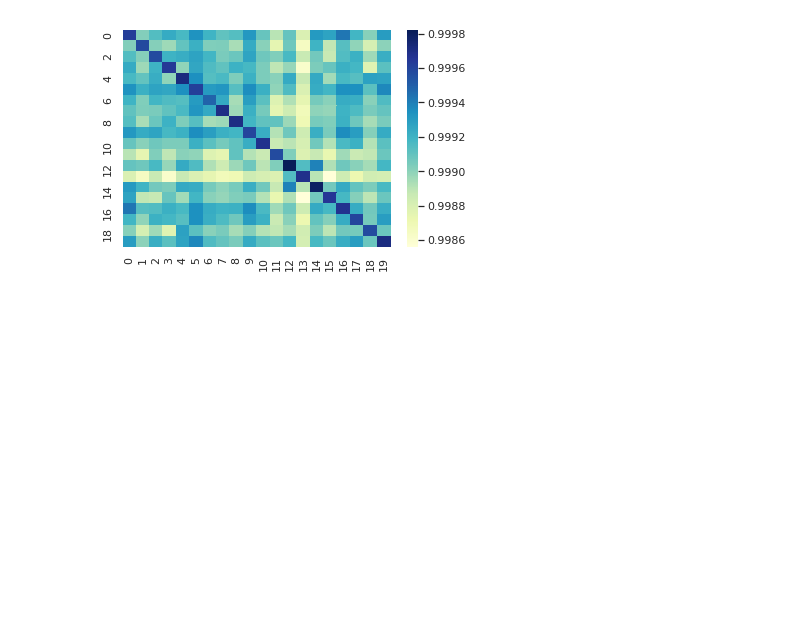
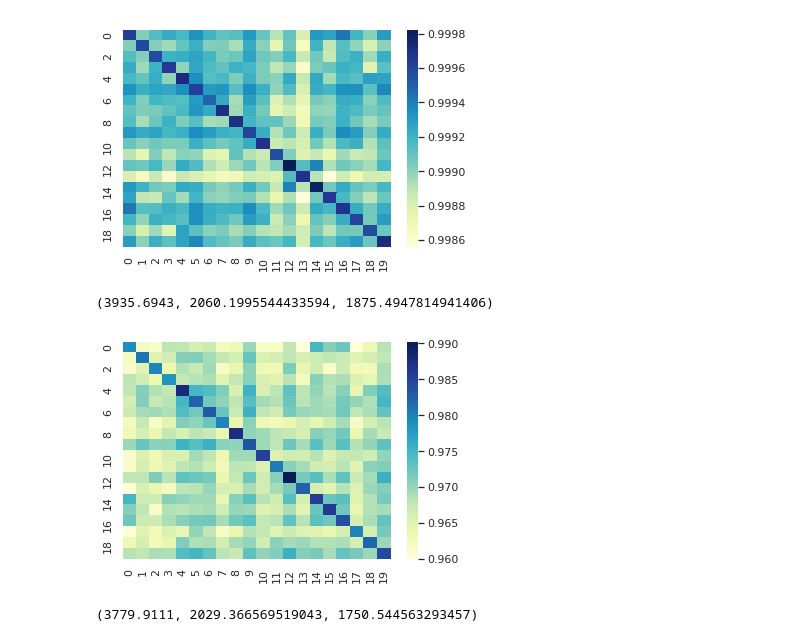
Before and after one commit to shaoxia57/common_sense_embedding_analysis, a Jupyter notebook: interpret/Clustering_of_Logical_Sets.ipynb, the cells around one changed output. Drawn from its saved outputs; the diff is of its cells as text; code cells hidden in the pictures; blank space fills up the shorter version.

Commit message:
little more modular, min, max, mean pooling

```diff
--- a/interpret/Clustering_of_Logical_Sets.ipynb
+++ b/interpret/Clustering_of_Logical_Sets.ipynb
@@ -5,3 +41,39 @@ import json
+# %%
+def within_ss(cluster, center):
+    return np.sum(np.square(cluster - center))
+
+def get_sums_of_sqaures(data, num_labels):
+
+    #Total sum of squares (all vectors are in one cluster)
+    sst = within_ss(list(data["feature"]), np.mean(list(data["feature"]), axis=0))
+
+    #Sum of squares within each cluster
+    ssw = 0
+    for label in range(0, num_labels):
+        cluster_vectors = list(data[data["label"] == label]["feature"])
+        ssw += within_ss(cluster_vectors, np.mean(cluster_vectors, axis=0))
+    # Sum of sqaures between clusters
+    ssb = sst - ssw
+
+    return sst, ssw, ssb
+
+def compute_cosines(i, j, data):
+    cosines = []
+    for k in range(len(data[i])):
+        for l in range(len(data[j])):
+            if k == l and i == j:
+                continue
+            else:
+                cosines.append(-1*(cosine(data[i][k], data[j][l]) - 1))
+
+    return np.mean(cosines)
+
+def get_cosine_matrix(data, num_labels):
+    cos_matrix = np.array([np.array([0]*num_labels, dtype=float)]*num_labels, dtype=float)
+    for i in range(num_labels):
+        for j in range(num_labels):
+            cos_matrix[i][j] = compute_cosines(i, j, data)
+    return cos_matrix
 # %%
 tokenizer = transformers.RobertaTokenizer.from_pretrained('roberta-base')
 model = transformers.RobertaModel.from_pretrained('roberta-base')
@@ -106,3 +120,5 @@ ax = sns.heatmap(cos_matrix, cmap="YlGnBu")
 plt.show()
 # %% [output]
 [figure]
+# %%
+min_output, min_output_2 = get_embeddings(sentences, tokenizer, model, "min")
@@ -108,0 +129,12 @@ plt.show()
+# %%
+min_sums
+# %% [output]
+(3935.6943, 2060.1995544433594, 1875.4947814941406)
+# %%
+cos_matrix = get_cosine_matrix(min_output_2, 20)
+# %%
+sns.set()
+ax = sns.heatmap(cos_matrix, cmap="YlGnBu")
+plt.show()
+# %% [output]
+[figure, added]
@@ -108,0 +147,4 @@ plt.show()
+# %%
+max_sums
+# %% [output]
+(3779.9111, 2029.366569519043, 1750.544563293457)
```
Also changed, not shown: parts of 31 cells of this notebook.
